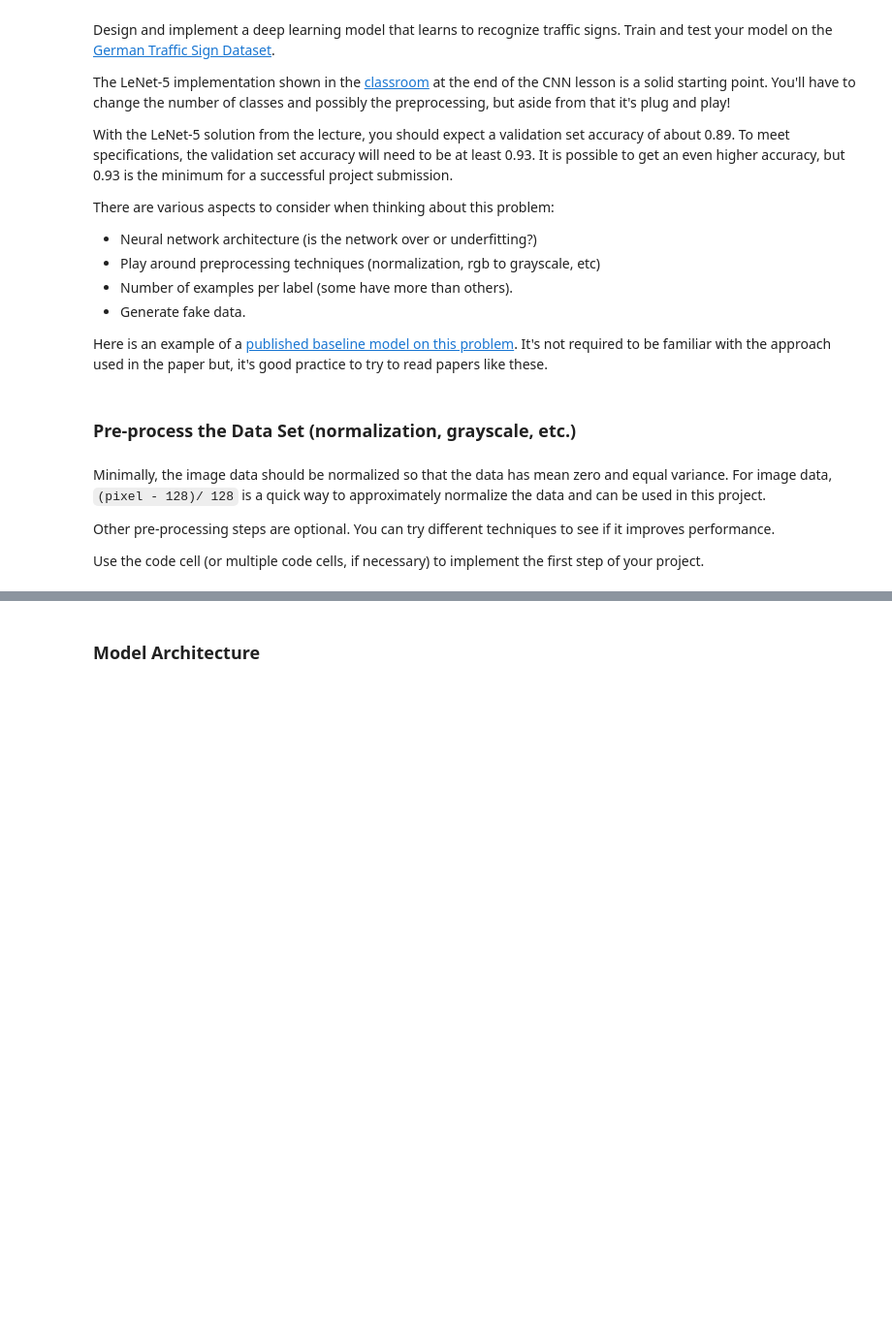
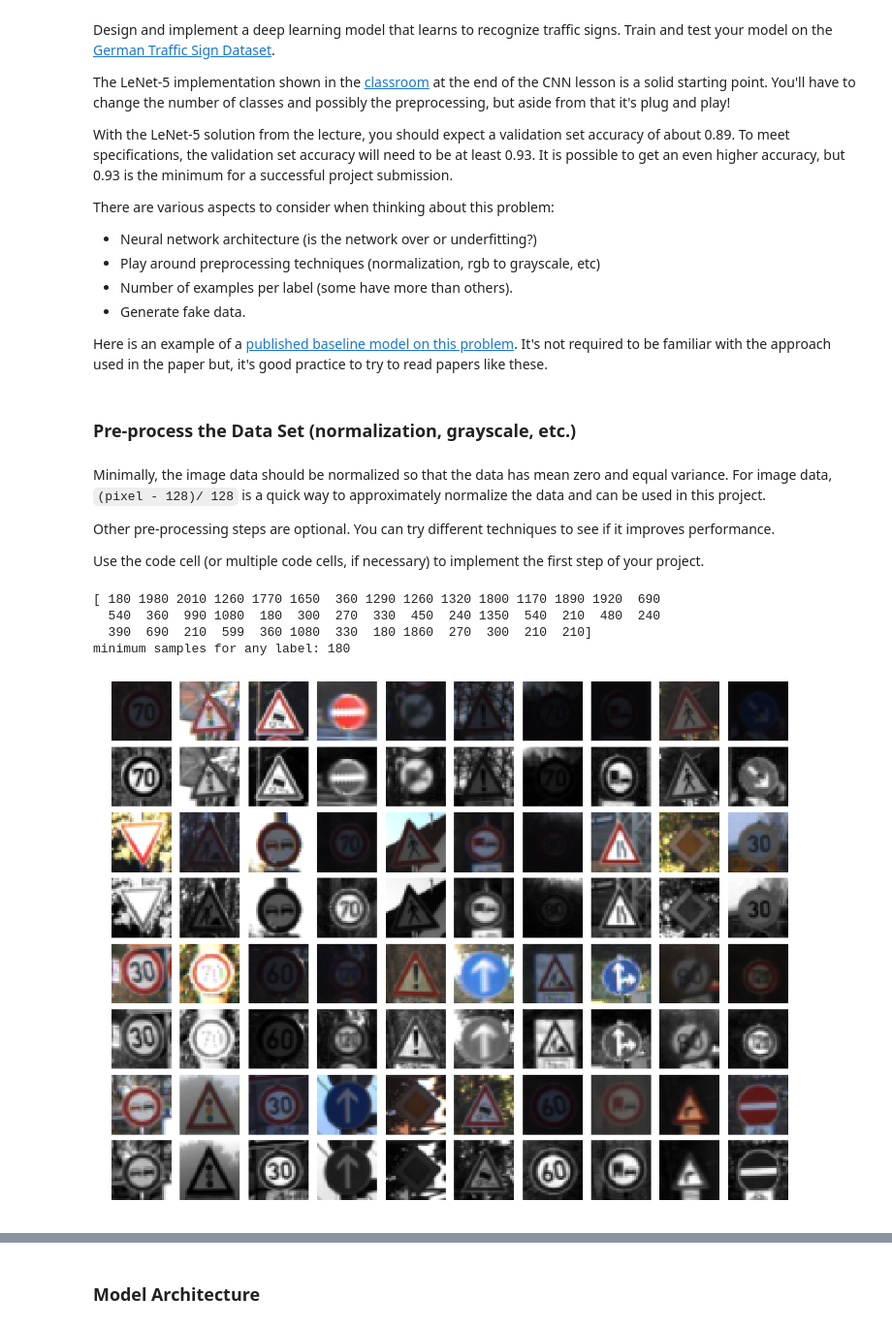
Before and after one commit to foxliu/CarND-Traffic-Sign-Classifier-Project, a Jupyter notebook: Traffic_Sign_Classifier.ipynb, the cells around one changed output, grey strips where cells are left out. Shown: that part at 97% size. Drawn from its saved outputs; the diff is of its cells as text; code cells hidden in the pictures; blank space fills up the shorter version.

```diff
--- a/Traffic_Sign_Classifier.ipynb
+++ b/Traffic_Sign_Classifier.ipynb
@@ -133,3 +146,11 @@ Minimally, the image data should be normalized so that the data has mean zero an
 Other pre-processing steps are optional. You can try different techniques to see if it improves performance.
 
 Use the code cell (or multiple code cells, if necessary) to implement the first step of your project.
+# %%
+print(np.bincount(y_train))
+print("minimum samples for any label:", min(np.bincount(y_train)))
+# %% [output]
+[ 180 1980 2010 1260 1770 1650  360 1290 1260 1320 1800 1170 1890 1920  690
+  540  360  990 1080  180  300  270  330  450  240 1350  540  210  480  240
+  390  690  210  599  360 1080  330  180 1860  270  300  210  210]
+minimum samples for any label: 180
@@ -135,0 +164,5 @@ Use the code cell (or multiple code cells, if necessary) to implement the first
+# %%
+rand_index = np.random.randint(0, n_train, 80)
+
+test_images = X_train[rand_index.T]
+test_image_grays = np.sum(test_images/3, axis=3, keepdims=True)
@@ -135,0 +181,20 @@ Use the code cell (or multiple code cells, if necessary) to implement the first
+# %%
+# Visualize rgb vs grayscale
+n_rows = 8
+n_cols = 10
+fig, axs = plt.subplots(n_rows,n_cols, figsize=(18, 14))
+fig.subplots_adjust(hspace = .1, wspace=.001)
+axs = axs.ravel()
+for j in range(0,n_rows,2):
+    for i in range(n_cols):
+        index = i + j*n_cols
+        image = test_images[index]
+        axs[index].axis('off')
+        axs[index].imshow(image)
+    for i in range(n_cols):
+        index = i + j*n_cols + n_cols
+        image = test_image_grays[index - n_cols].squeeze()
+        axs[index].axis('off')
+        axs[index].imshow(image, cmap='gray')
+# %% [output]
+[figure, added]
```
Also changed, not shown: parts of 24 cells of this notebook, 4 other files.
